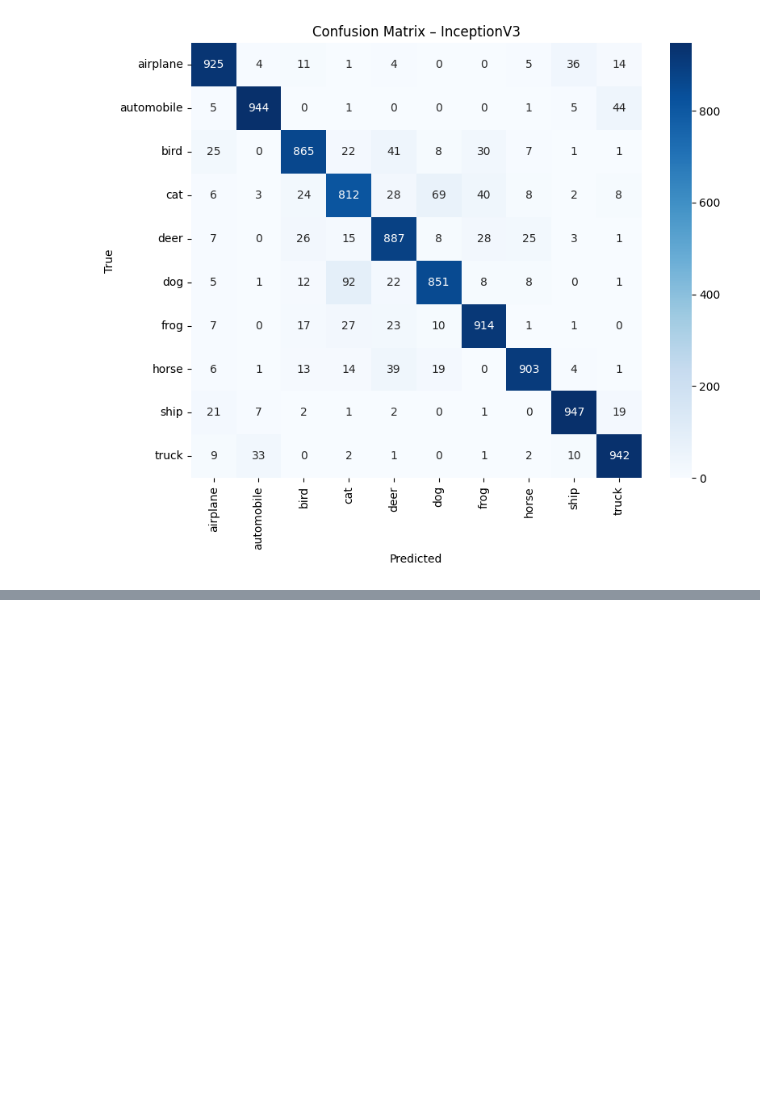
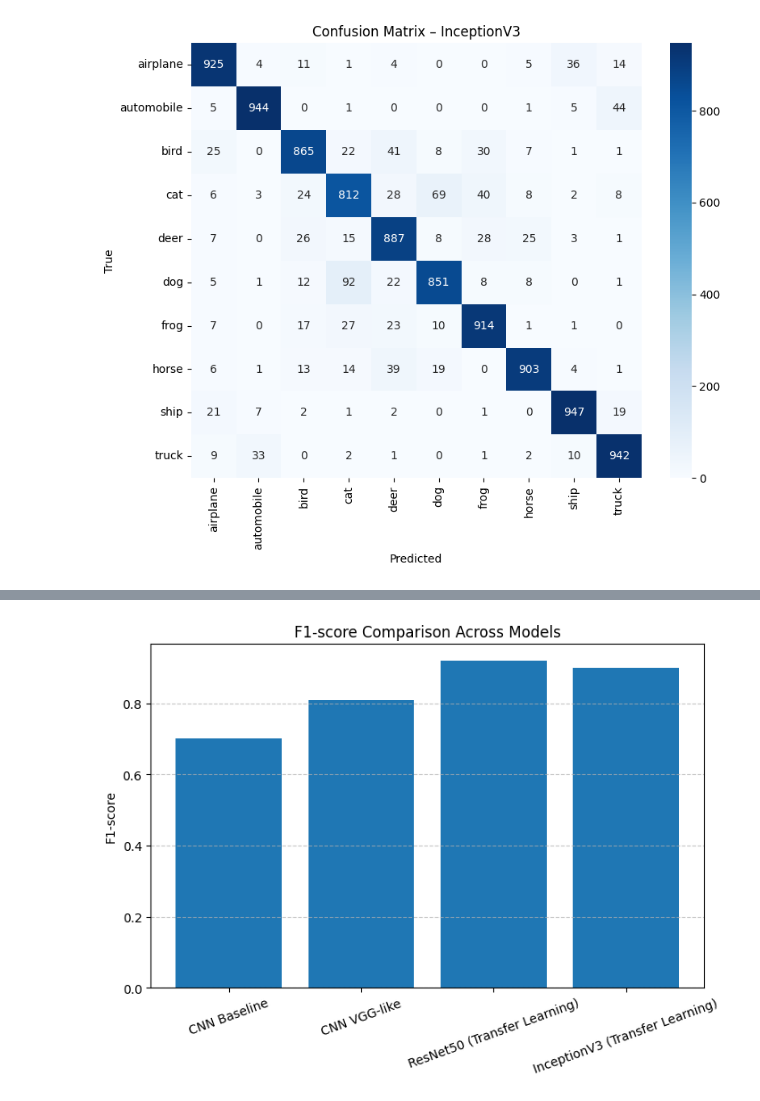
Before and after one commit to HelenaGomezV/project-deep-learning-image-classification-with-cnn-and-transfer-learning, a Jupyter notebook: image_clasification_inception.ipynb, the cells around one changed output, grey strips where cells are left out. Saved outputs shown, nothing was run; the diff lists cells and outputs as text; code cells hidden in the pictures; blank space fills up the shorter version.

```diff
--- a/image_clasification_inception.ipynb
+++ b/image_clasification_inception.ipynb
@@ -716,0 +763,13 @@ plot_confusion(
+# %%
+plt.figure(figsize=(8,5))
+plt.bar(
+    results_table["Model"],
+    results_table["F1-score (weighted)"]
+)
+plt.title("F1-score Comparison Across Models")
+plt.ylabel("F1-score")
+plt.xticks(rotation=20)
+plt.grid(axis="y", linestyle="--", alpha=0.7)
+plt.show()
+# %% [output]
+[figure, added]
```
Also changed, not shown: parts of 2 cells of this notebook.
